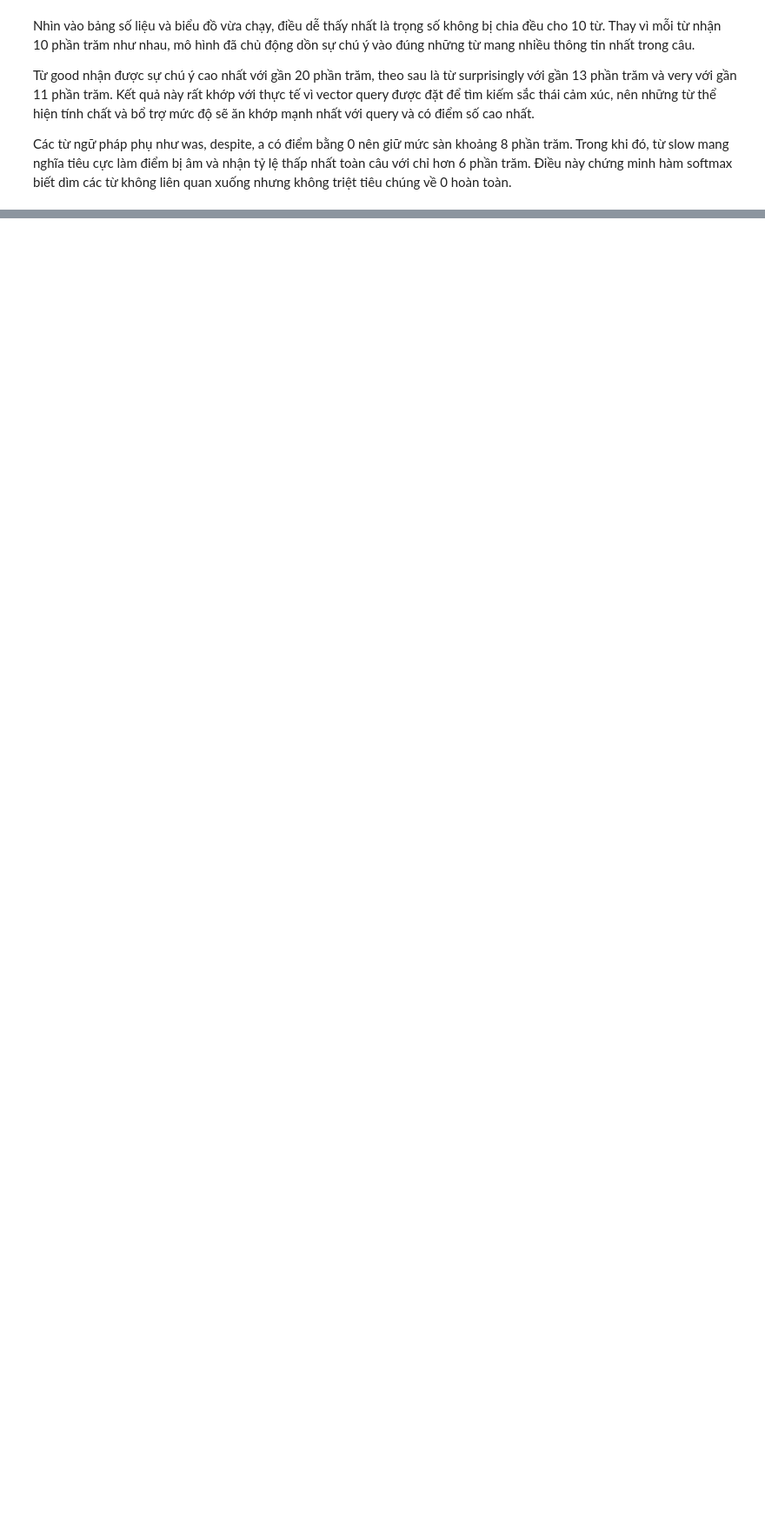
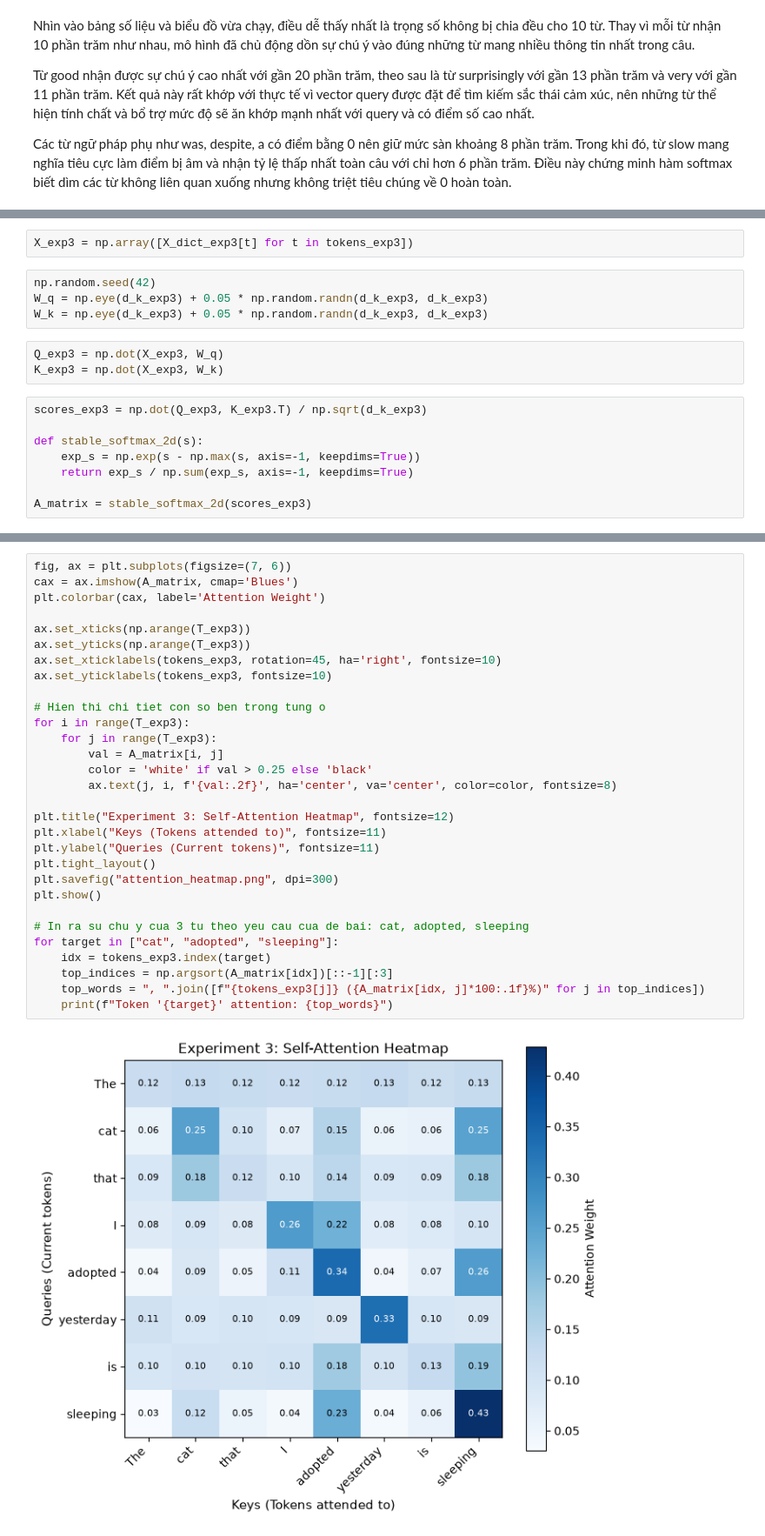
Before and after one commit to ntrThanh/NLP-2026, a Jupyter notebook: lab06/experiments.ipynb, the cells around one changed output, grey strips where cells are left out. Shown at 87% size. Cells and saved outputs as stored; diff of their text form; blank space fills up the shorter version.

```diff
--- a/lab06/experiments.ipynb
+++ b/lab06/experiments.ipynb
@@ -79,0 +146,17 @@ plt.show()
+# %%
+X_exp3 = np.array([X_dict_exp3[t] for t in tokens_exp3])
+# %%
+np.random.seed(42)
+W_q = np.eye(d_k_exp3) + 0.05 * np.random.randn(d_k_exp3, d_k_exp3)
+W_k = np.eye(d_k_exp3) + 0.05 * np.random.randn(d_k_exp3, d_k_exp3)
+# %%
+Q_exp3 = np.dot(X_exp3, W_q)
+K_exp3 = np.dot(X_exp3, W_k)
+# %%
+scores_exp3 = np.dot(Q_exp3, K_exp3.T) / np.sqrt(d_k_exp3)
+
+def stable_softmax_2d(s):
+    exp_s = np.exp(s - np.max(s, axis=-1, keepdims=True))
+    return exp_s / np.sum(exp_s, axis=-1, keepdims=True)
+
+A_matrix = stable_softmax_2d(scores_exp3)
@@ -79,0 +169,32 @@ plt.show()
+# %%
+fig, ax = plt.subplots(figsize=(7, 6))
+cax = ax.imshow(A_matrix, cmap='Blues')
+plt.colorbar(cax, label='Attention Weight')
+
+ax.set_xticks(np.arange(T_exp3))
+ax.set_yticks(np.arange(T_exp3))
+ax.set_xticklabels(tokens_exp3, rotation=45, ha='right', fontsize=10)
+ax.set_yticklabels(tokens_exp3, fontsize=10)
+
+# Hien thi chi tiet con so ben trong tung o
+for i in range(T_exp3):
+    for j in range(T_exp3):
+        val = A_matrix[i, j]
+        color = 'white' if val > 0.25 else 'black'
+        ax.text(j, i, f'{val:.2f}', ha='center', va='center', color=color, fontsize=8)
+
+plt.title("Experiment 3: Self-Attention Heatmap", fontsize=12)
+plt.xlabel("Keys (Tokens attended to)", fontsize=11)
+plt.ylabel("Queries (Current tokens)", fontsize=11)
+plt.tight_layout()
+plt.savefig("attention_heatmap.png", dpi=300)
+plt.show()
+
+# In ra su chu y cua 3 tu theo yeu cau cua de bai: cat, adopted, sleeping
+for target in ["cat", "adopted", "sleeping"]:
+    idx = tokens_exp3.index(target)
+    top_indices = np.argsort(A_matrix[idx])[::-1][:3]
+    top_words = ", ".join([f"{tokens_exp3[j]} ({A_matrix[idx, j]*100:.1f}%)" for j in top_indices])
+    print(f"Token '{target}' attention: {top_words}")
+# %% [output]
+[figure, added]
```
Also changed, not shown: parts of 44 cells of this notebook, 15 other files.
